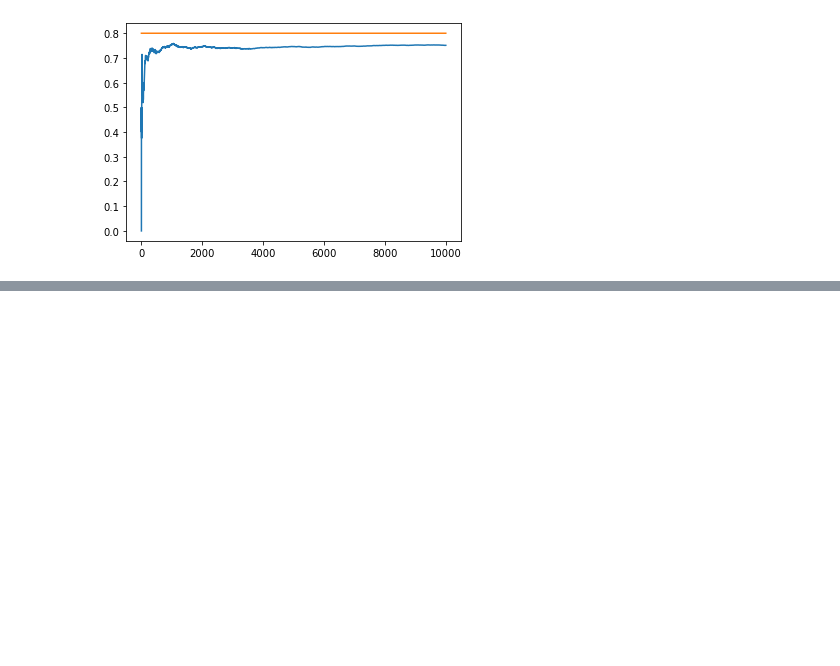
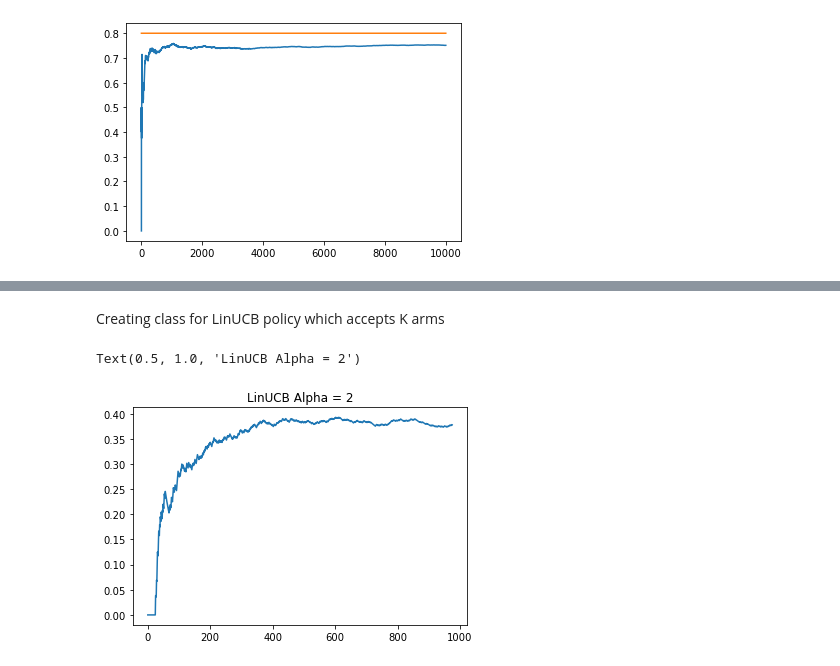
Before and after one commit to wecet/Experimenations-in-Reinforcement-Learning, a Jupyter notebook: Experiment 1.ipynb, the cells around one changed output, grey strips where cells are left out. Cells and saved outputs as stored; diff of their text form; code cells hidden in the pictures; blank space fills up the shorter version.

```diff
--- a/Experiment 1.ipynb
+++ b/Experiment 1.ipynb
@@ -263,0 +199,2 @@ plt.title("LinUCB Alpha = " str(input))
+# %% [markdown]
+Creating class for LinUCB policy which accepts K arms
@@ -263,0 +261,6 @@ plt.title("LinUCB Alpha = " str(input))
+# %%
+plt.plot(alignedcounter)
+plt.title("LinUCB Alpha = " + str(input))
+# %% [output]
+Text(0.5, 1.0, 'LinUCB Alpha = 2')
+[figure, added]
```
Also changed, not shown: parts of 17 cells of this notebook.
